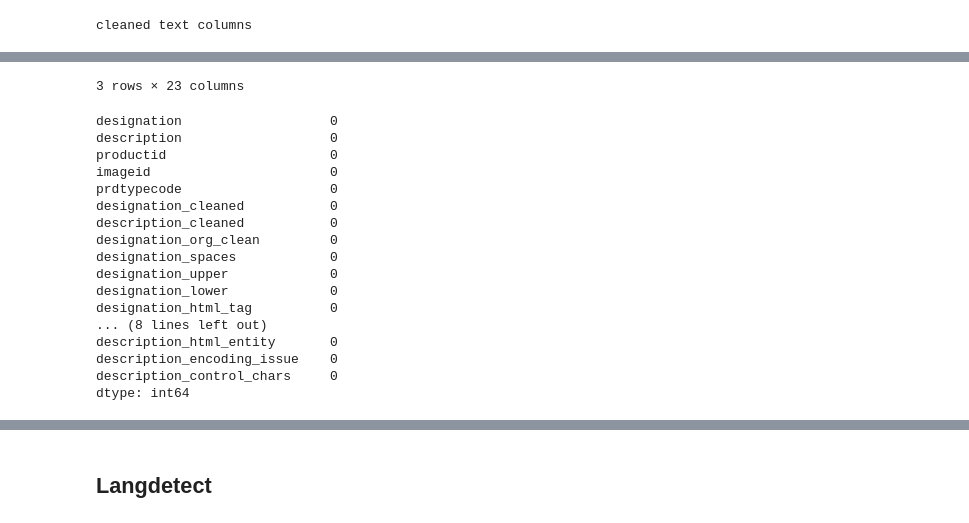
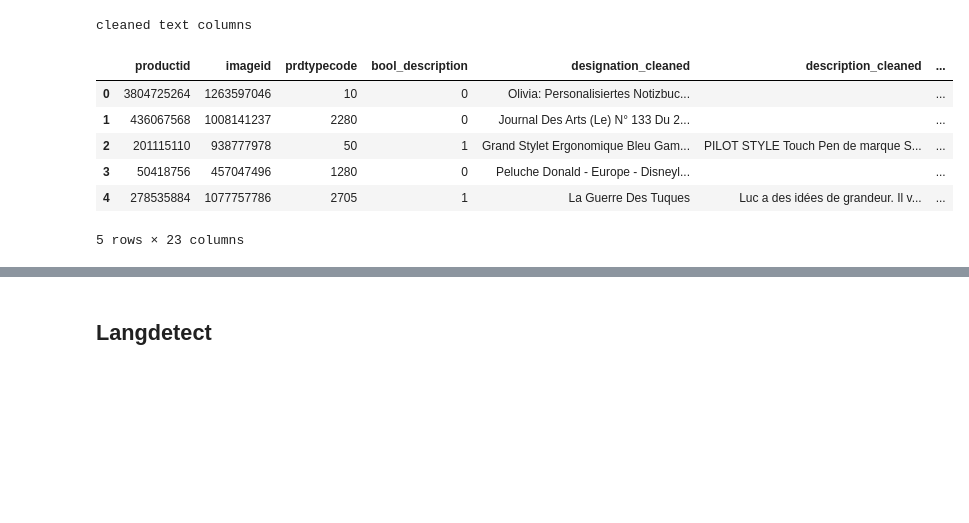
Before and after one commit to Wilsbert12/Data_Science_Classification_of_Rakuten_Challenge_Multimodal_Soft_Vote, a Jupyter notebook: language_analysis.ipynb, the cells around one changed output, grey strips where cells are left out. Cells and saved outputs as stored; diff of their text form; code cells hidden in the pictures; blank space fills up the shorter version.

Commit message:
clean up of lanaguage_analysisl.ipynb

```diff
--- a/language_analysis.ipynb
+++ b/language_analysis.ipynb
@@ -13,0 +11,4 @@ def text_pre_processing(df):
+# %%
+df = text_utils.text_pre_processing(df)
+# %% [output]
+cleaned text columns
@@ -14,5 +35,10 @@ def text_pre_processing(df):
 # %%
-df = text_cleaner(df)
-df.head(3)
+df.head()
 # %% [output]
+|  | productid | imageid | prdtypecode | bool_description | designation_cleaned | description_cleaned | ... |
+| 0 | 3804725264 | 1263597046 | 10 | 0 | Olivia: Personalisiertes Notizbuc... |  | ... |
+| 1 | 436067568 | 1008141237 | 2280 | 0 | Journal Des Arts (Le) N° 133 Du 2... |  | ... |
+| 2 | 201115110 | 938777978 | 50 | 1 | Grand Stylet Ergonomique Bleu Gam... | PILOT STYLE Touch Pen de marque S... | ... |
+| 3 | 50418756 | 457047496 | 1280 | 0 | Peluche Donald - Europe - Disneyl... |  | ... |
+| 4 | 278535884 | 1077757786 | 2705 | 1 | La Guerre Des Tuques | Luc a des idées de grandeur. Il v... | ... |
-cleaned text columns
+5 rows × 23 columns
@@ -23 +44,0 @@ cleaned text columns
-3 rows × 23 columns
@@ -27,20 +44,0 @@ df.designation = df.designation_cleaned
-# %%
-df.isna().sum()
-# %% [output]
-designation                   0
-description                   0
-productid                     0
-imageid                       0
-prdtypecode                   0
-designation_cleaned           0
-description_cleaned           0
-designation_org_clean         0
-designation_spaces            0
-designation_upper             0
-designation_lower             0
-designation_html_tag          0
-... (8 lines left out)
-description_html_entity       0
-description_encoding_issue    0
-description_control_chars     0
-dtype: int64
```
Also changed, not shown: parts of 22 cells of this notebook, 2 other files.
